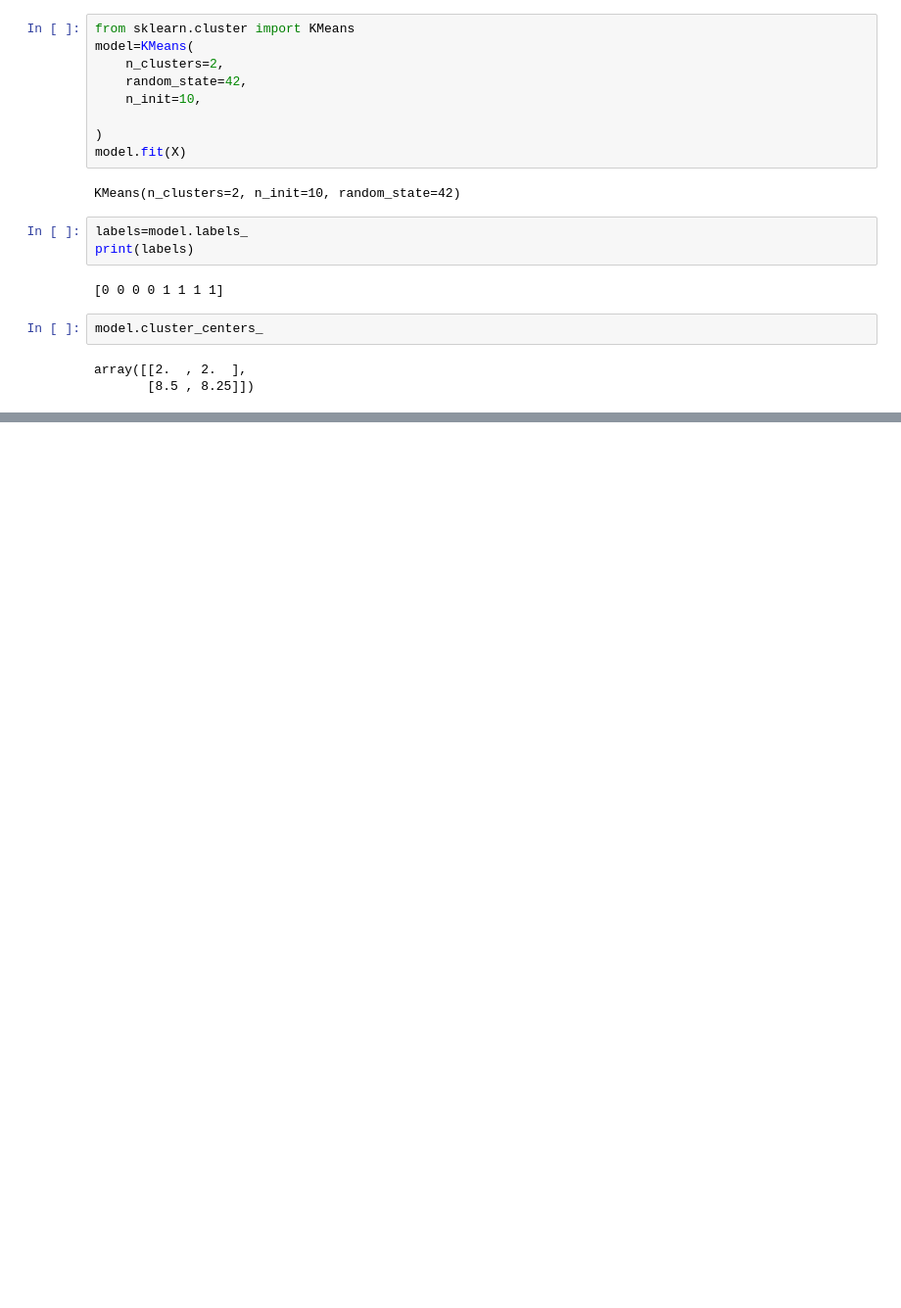
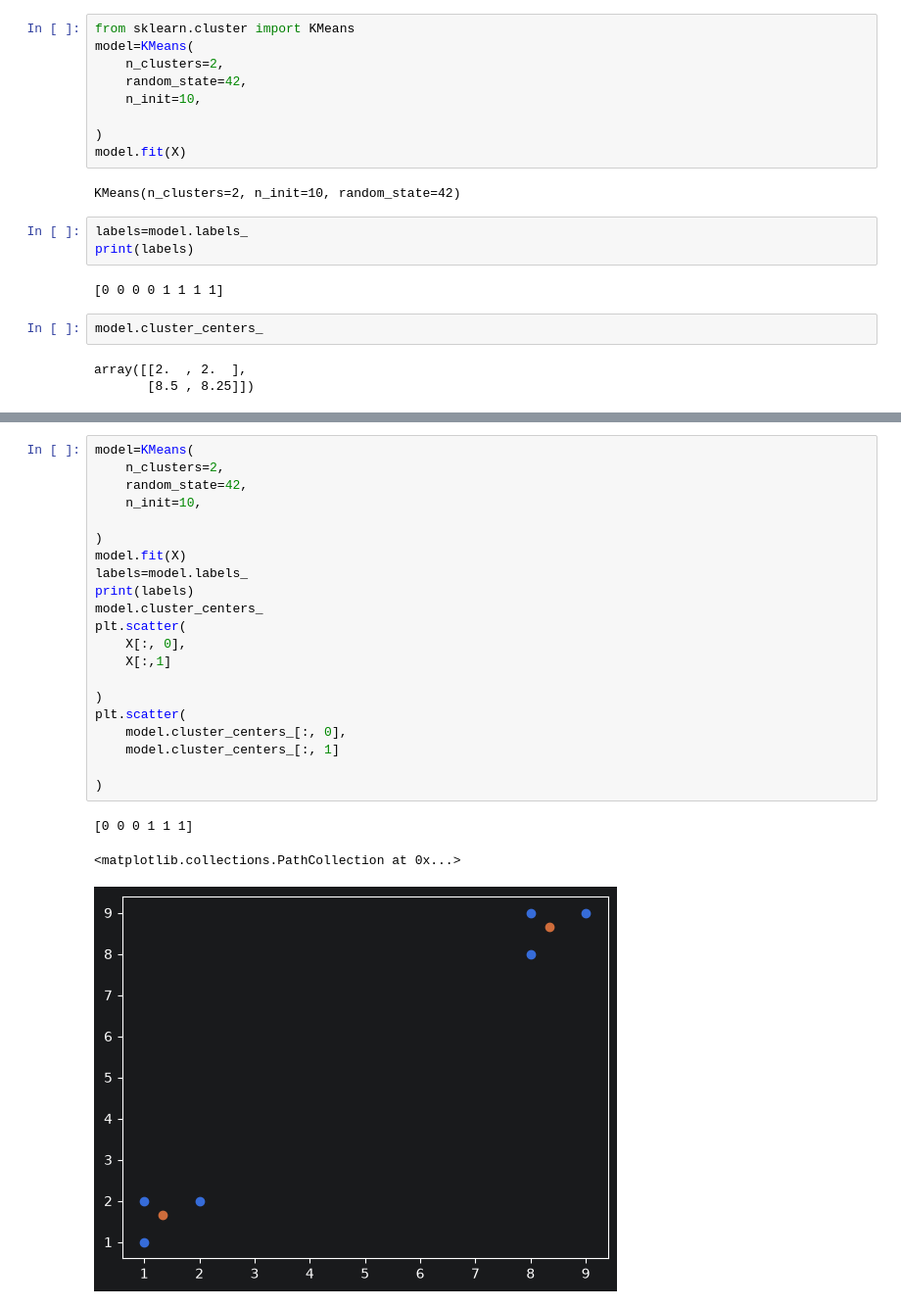
Before and after one commit to MUHAMMADZARYABKHAN-21/new.py, a Jupyter notebook: SCIKIT/Lesson25K_means_clustering.ipynb, the cells around one changed output, grey strips where cells are left out. Shown at 98% size. Saved outputs shown, nothing was run; the diff lists cells and outputs as text; blank space fills up the shorter version.

```diff
--- a/SCIKIT/Lesson25K_means_clustering.ipynb
+++ b/SCIKIT/Lesson25K_means_clustering.ipynb
@@ -45,0 +87,25 @@ array([[2.  , 2.  ],
+# %%
+model=KMeans(
+    n_clusters=2,
+    random_state=42,
+    n_init=10,
+
+)
+model.fit(X)
+labels=model.labels_
+print(labels)
+model.cluster_centers_
+plt.scatter(
+    X[:, 0],
+    X[:,1]
+
+)
+plt.scatter(
+    model.cluster_centers_[:, 0],
+    model.cluster_centers_[:, 1]
+
+)
+# %% [output]
+[0 0 0 1 1 1]
+<matplotlib.collections.PathCollection at 0x...>
+[figure, added]
```
Also changed, not shown: parts of 2 cells of this notebook.
